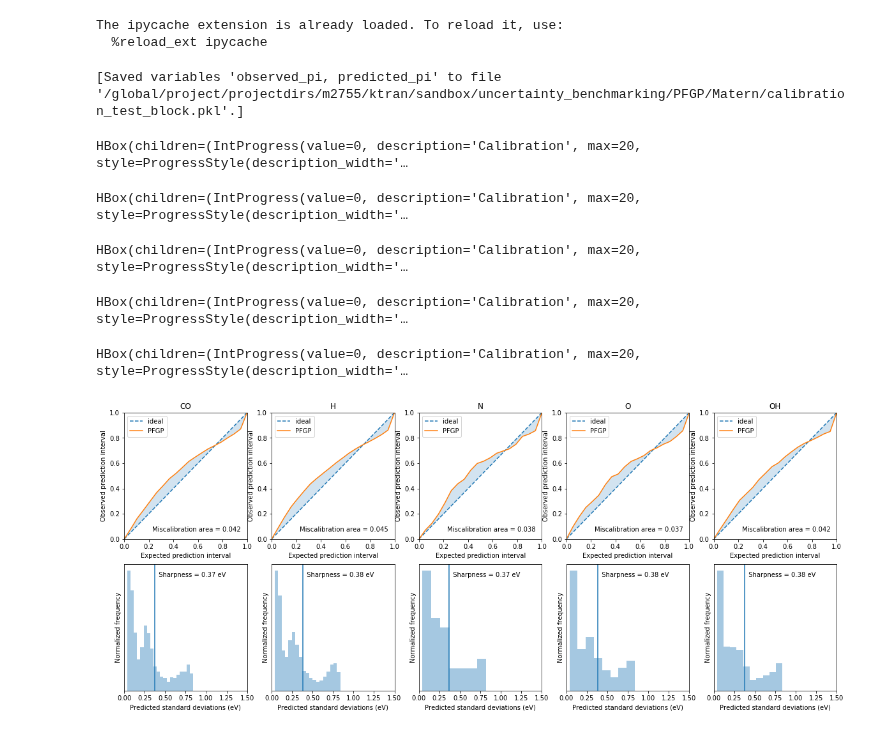
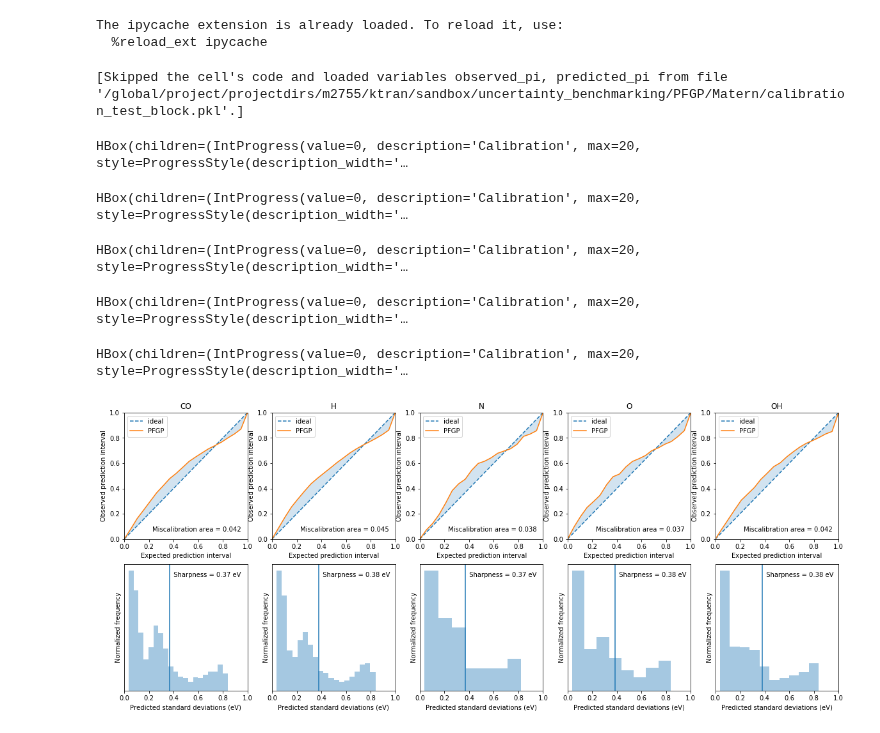
Before and after one commit to ulissigroup/uncertainty_benchmarking, a Jupyter notebook: PFGP/Matern/pfgp_matern.ipynb, the cells around one changed output. Drawn from its saved outputs; the diff is of its cells as text; code cells hidden in the pictures.

```diff
--- a/PFGP/Matern/pfgp_matern.ipynb
+++ b/PFGP/Matern/pfgp_matern.ipynb
@@ -475,7 +475,7 @@ plt.text(x=0.95, y=0.05,
          horizontalalignment='right')
 
 # Plot sharpness curve
-xlim = [0., 1.5]
+xlim = [0., 1.]
 fig_sharp = plt.figure(figsize=figsize)
 ax_sharp = sns.distplot(stdevs, kde=False, norm_hist=True)
 ax_sharp.set_xlim(xlim)
@@ -647,7 +647,7 @@ plt.savefig('calibration.pdf', dpi=300, bbox_inches='tight', transparent=True)
 
 
 # Plot sharpness curve
-xlim = [0., 1.5]
+xlim = [0., 1.]
 fig_sharp = plt.figure(figsize=figsize)
 ax_sharp = sns.distplot(stdevs, kde=False, norm_hist=True)
 ax_sharp.set_xlim(xlim)
@@ -860,7 +860,7 @@ for i, ads in enumerate(adsorbates):
     predicted_pi[ads] = _predicted_pi
     observed_pi[ads] = _observed_pi
 # %% [output]
-[Saved variables 'observed_pi, predicted_pi' to file '/global/project/projectdirs/m2755/ktran/sandbox/uncertainty_benchmarking/PFGP/Matern/calibration_test_block.pkl'.]
+[Skipped the cell's code and loaded variables observed_pi, predicted_pi from file '/global/project/projectdirs/m2755/ktran/sandbox/uncertainty_benchmarking/PFGP/Matern/calibration_test_block.pkl'.]
 HBox(children=(IntProgress(value=0, description='Calibration', max=20, style=ProgressStyle(description_width='…
 HBox(children=(IntProgress(value=0, description='Calibration', max=20, style=ProgressStyle(description_width='…
 HBox(children=(IntProgress(value=0, description='Calibration', max=20, style=ProgressStyle(description_width='…
@@ -920,32 +920,32 @@ for i, ads in enumerate(adsorbates):
                 s='Miscalibration area = %.3f' % miscalibration_area,
                 verticalalignment='bottom',
                 horizontalalignment='right')
 
     # Plot sharpness curve
-    xlim = [0., 1.5]
+    xlim = [0., 1.]
     ax_sharp = axes[1][i]
     ax_sharp = sns.distplot(_stdevs, kde=False, norm_hist=True, ax=ax_sharp)
     ax_sharp.set_xlim(xlim)
     ax_sharp.set_xlabel('Predicted standard deviations (eV)')
     ax_sharp.set_ylabel('Normalized frequency')
     ax_sharp.set_yticklabels([])
     ax_sharp.set_yticks([])
 
     # Calculate and report sharpness
     sharpness = np.sqrt(np.mean(_stdevs**2))
     _ = ax_sharp.axvline(x=sharpness, label='sharpness')
     if sharpness < (xlim[0] + xlim[1]) / 2:
         text = '\n  Sharpness = %.2f eV' % sharpness
         h_align = 'left'
     else:
         text = '\nSharpness = %.2f eV  ' % sharpness
         h_align = 'right'
     _ = ax_sharp.text(x=sharpness, y=ax_sharp.get_ylim()[1],
                       s=text,
                       verticalalignment='top',
                       horizontalalignment=h_align)
 
 # Save figure
 plt.savefig('calibration_and_sharpness_blocked.pdf', dpi=300, bbox_inches='tight', transparent=True)
 # %% [output]
-[figure, old version]
+[figure, new version]
```
Also changed, not shown: parts of 4 cells of this notebook, 16 other files.
